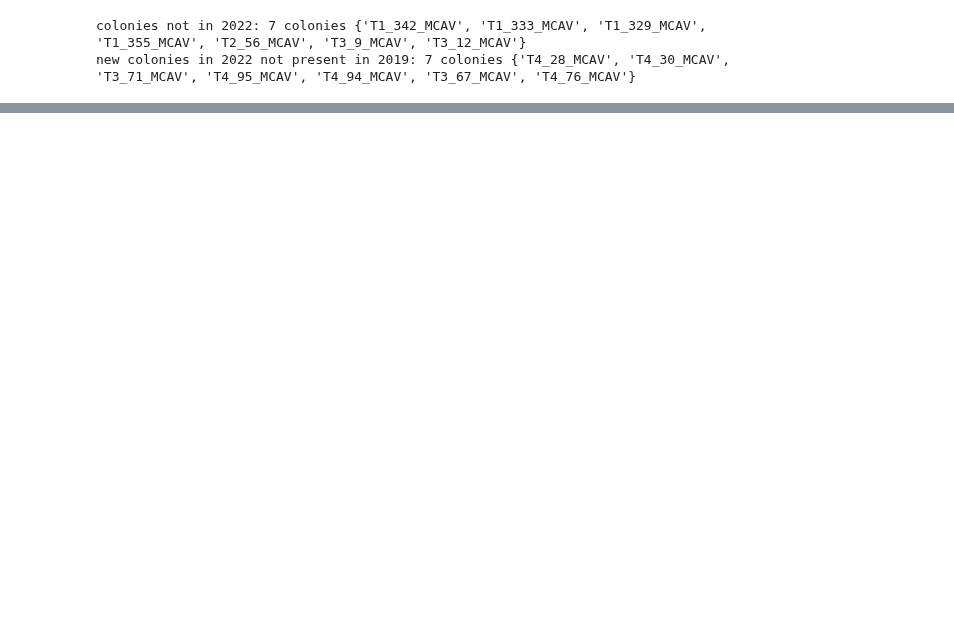
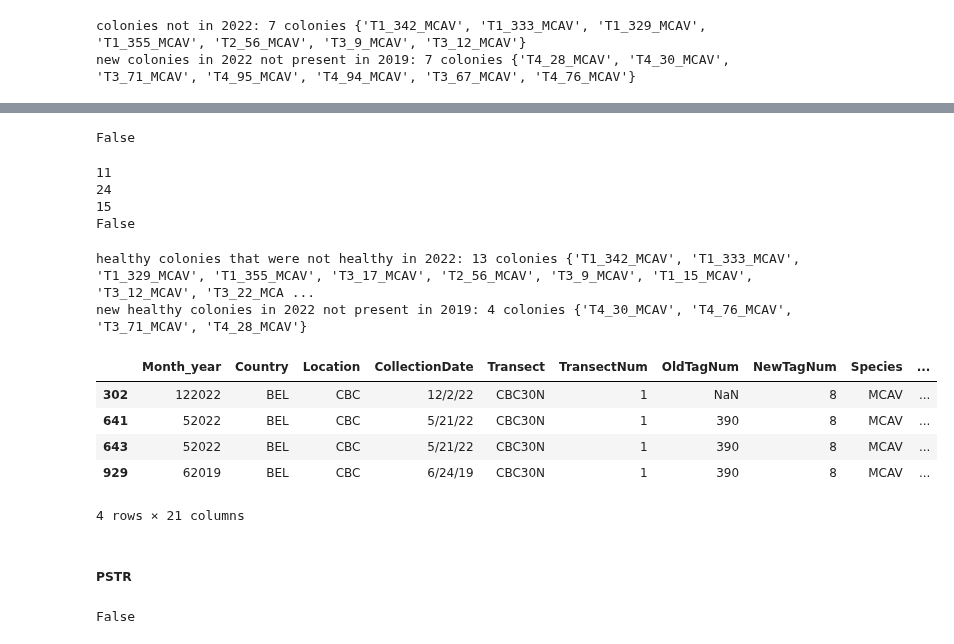
Before and after one commit to brookewicz/CBC_metagenomics, a Jupyter notebook: all_sctld/sample_lists.ipynb, the cells around one changed output, grey strips where cells are left out. Saved outputs shown, nothing was run; the diff lists cells and outputs as text; code cells hidden in the pictures; blank space fills up the shorter version.

```diff
--- a/all_sctld/sample_lists.ipynb
+++ b/all_sctld/sample_lists.ipynb
@@ -434,0 +447,78 @@ condensed2
+# %%
+# check healthy
+
+# healthy 2019 samples
+healthy_mcav2019=meta_2019[meta_2019['Health_status']=='Healthy']
+ids_h2019=set(healthy_mcav2019['colony_id'].unique())
+
+# healthy 2022 samples
+healthy_mcav2022=meta_2022[meta_2022['Health_status']=='Healthy']
+ids_h2022=set(healthy_mcav2022['colony_id'].unique())
+
+# do they match
+ids_h2019 == ids_h2022
+# %% [output]
+False
+# %%
+# colonies present in both years
+print(len(ids_h2019 & ids_h2022))
+# 11 stayed healthy
+
+print(len(ids_h2019))
+# ALL started as healthy
+
+print(len(ids_h2022))
+# %% [output]
+11
+24
+15
+False
+# %%
+# healthy colonies not in 2022
+h2019disappeared=ids_h2019 - ids_h2022
+print('healthy colonies that were not healthy in 2022:',len(ids_h2019 - ids_h2022), 'colonies',
+      h2019disappeared)
+# manually checking fate
+# died (5 colonies): 300s tags, t2_56, t3_9, t3_12
+# got disease: t3_17, t1_15, t3_22, t1_8, t1_14, t3_15
+# t1_8 seems to be the only one that has a disease sample from both 05 and 122022
+
+# new healthy colonies in 2022 not present in 2019
+print('new healthy colonies in 2022 not present in 2019:',len(ids_h2022 - ids_h2019), 'colonies',
+      ids_h2022 - ids_h2019)
+# manually checking fate
+# 4 of the 7 newly added were healthy in 2022 so this makes sense
+# %% [output]
+healthy colonies that were not healthy in 2022: 13 colonies {'T1_342_MCAV', 'T1_333_MCAV', 'T1_329_MCAV', 'T1_355_MCAV', 'T3_17_MCAV', 'T2_56_MCAV', 'T3_9_MCAV', 'T1_15_MCAV', 'T3_12_MCAV', 'T3_22_MCA ...
+new healthy colonies in 2022 not present in 2019: 4 colonies {'T4_30_MCAV', 'T4_76_MCAV', 'T3_71_MCAV', 'T4_28_MCAV'}
+# %%
+# weird ones:
+mcav[mcav['colony_id']=='T1_8_MCAV']
+# %% [output]
+|  | Month_year | Country | Location | CollectionDate | Transect | TransectNum | OldTagNum | NewTagNum | Species | ... |
+| 302 | 122022 | BEL | CBC | 12/2/22 | CBC30N | 1 | NaN | 8 | MCAV | ... |
+| 641 | 52022 | BEL | CBC | 5/21/22 | CBC30N | 1 | 390 | 8 | MCAV | ... |
+| 643 | 52022 | BEL | CBC | 5/21/22 | CBC30N | 1 | 390 | 8 | MCAV | ... |
+| 929 | 62019 | BEL | CBC | 6/24/19 | CBC30N | 1 | 390 | 8 | MCAV | ... |
+4 rows × 21 columns
+# %% [markdown]
+##### **PSTR**
+# %%
+# crosscheck 2019 and 2022 colonies and samples
+
+# pstr subset
+pstr=matched_metadata[matched_metadata['Species']=="PSTR"]
+# list of all samples in 2019
+meta_2019=pstr[
+    (pstr['Month_year']==62019) |
+    (pstr['Month_year']==102019)]
+ids_2019=set(meta_2019['colony_id'].unique())
+# list of all samples in 2022
+meta_2022=pstr[
+    (pstr['Month_year']==52022) |
+    (pstr['Month_year']==122022)]
+ids_2022=set(meta_2022['colony_id'].unique())
+# do they match
+ids_2019 == ids_2022
+# %% [output]
+False
```
Also changed, not shown: parts of 31 cells of this notebook.
